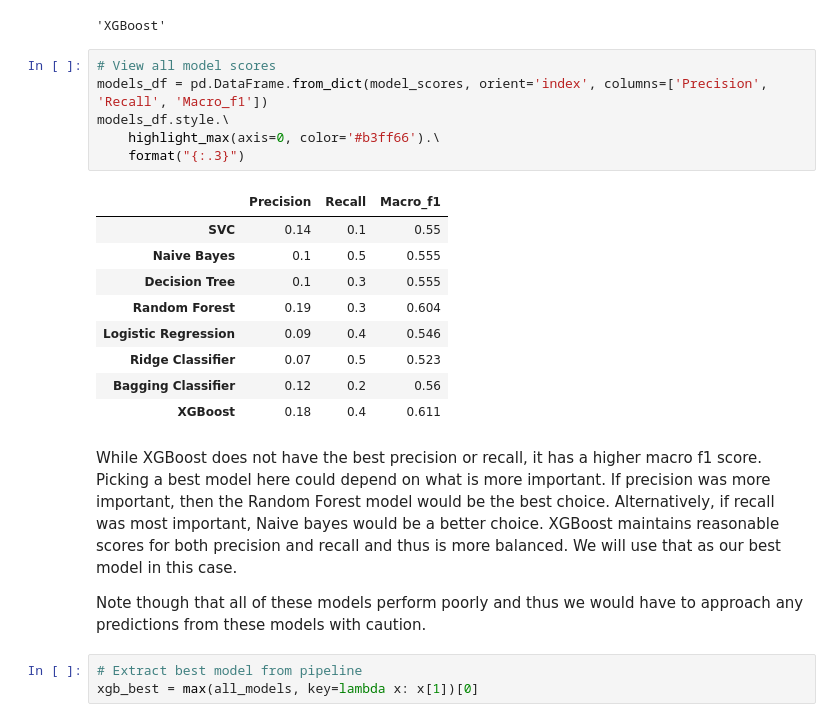
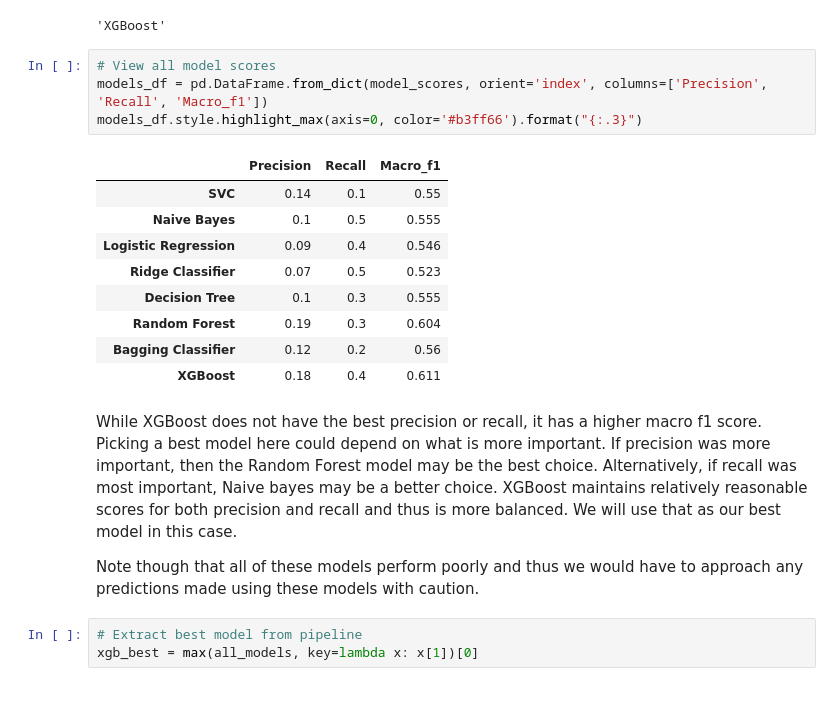
Before and after one commit to dan-grant-hunter/London_Free_Transport, a Jupyter notebook: london_free_transport.ipynb, the cells around one changed output. Cells and saved outputs as stored; diff of their text form.

```diff
--- a/london_free_transport.ipynb
+++ b/london_free_transport.ipynb
@@ -1065,23 +1087,21 @@ max(model_scores, key=lambda k: (model_scores[k][2]))
 # %%
 # View all model scores
 models_df = pd.DataFrame.from_dict(model_scores, orient='index', columns=['Precision', 'Recall', 'Macro_f1'])
-models_df.style.\
-    highlight_max(axis=0, color='#b3ff66').\
-    format("{:.3}")
+models_df.style.highlight_max(axis=0, color='#b3ff66').format("{:.3}")
 # %% [output]
 |  | Precision | Recall | Macro_f1 |
 | SVC | 0.14 | 0.1 | 0.55 |
 | Naive Bayes | 0.1 | 0.5 | 0.555 |
+| Logistic Regression | 0.09 | 0.4 | 0.546 |
+| Ridge Classifier | 0.07 | 0.5 | 0.523 |
 | Decision Tree | 0.1 | 0.3 | 0.555 |
 | Random Forest | 0.19 | 0.3 | 0.604 |
-| Logistic Regression | 0.09 | 0.4 | 0.546 |
-| Ridge Classifier | 0.07 | 0.5 | 0.523 |
 | Bagging Classifier | 0.12 | 0.2 | 0.56 |
 | XGBoost | 0.18 | 0.4 | 0.611 |
 # %% [markdown]
-While XGBoost does not have the best precision or recall, it has a higher macro f1 score. Picking a best model here could depend on what is more important. If precision was more important, then the Random Forest model would be the best choice. Alternatively, if recall was most important, Naive bayes would be a better choice. XGBoost maintains reasonable scores for both precision and recall and thus is more balanced. We will use that as our best model in this case.
+While XGBoost does not have the best precision or recall, it has a higher macro f1 score. Picking a best model here could depend on what is more important. If precision was more important, then the Random Forest model may be the best choice. Alternatively, if recall was most important, Naive bayes may be a better choice. XGBoost maintains relatively reasonable scores for both precision and recall and thus is more balanced. We will use that as our best model in this case.
 
-Note though that all of these models perform poorly and thus we would have to approach any predictions from these models with caution.
+Note though that all of these models perform poorly and thus we would have to approach any predictions made using these models with caution.
 # %%
 # Extract best model from pipeline
 xgb_best = max(all_models, key=lambda x: x[1])[0]
```
Also changed, not shown: parts of 78 cells of this notebook.
